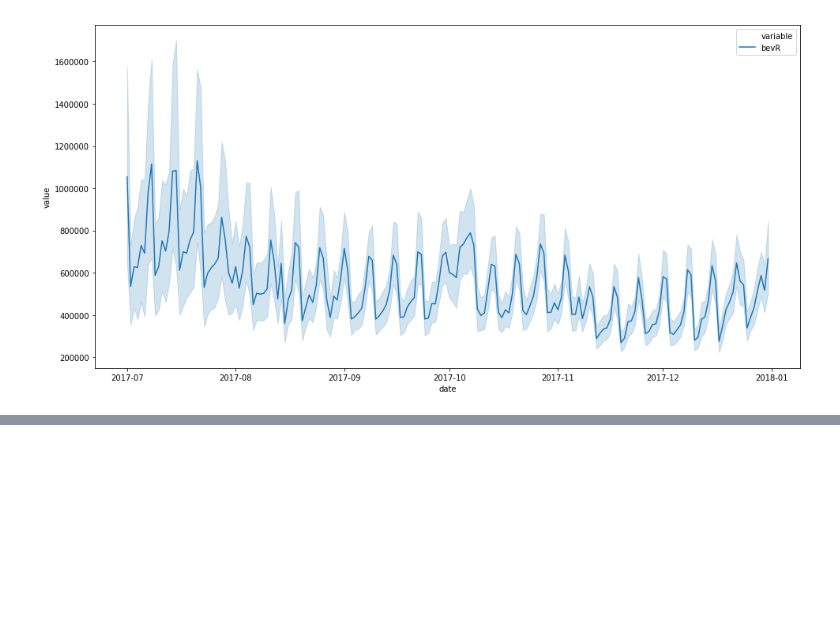
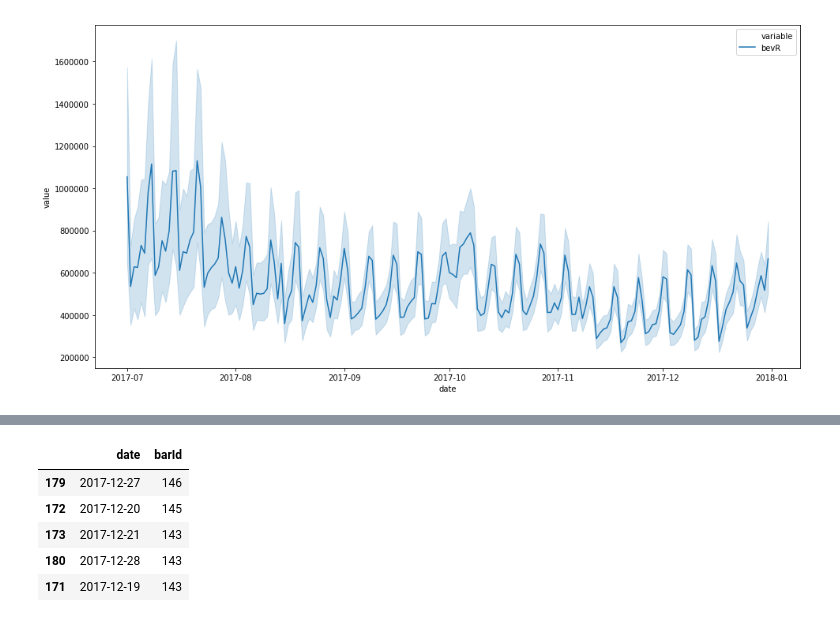
Before and after one commit to kookoowaa/Projects, a Jupyter notebook: WB project/clustering.ipynb, the cells around one changed output, grey strips where cells are left out. Saved outputs shown, nothing was run; the diff lists cells and outputs as text; code cells hidden in the pictures; blank space fills up the shorter version.

```diff
--- a/WB project/clustering.ipynb
+++ b/WB project/clustering.ipynb
@@ -135,0 +209,9 @@ sns.lineplot(data=dataLong[dataLong['variable'].isin(['bevR'])], x = 'date', y='
+# %%
+data.groupby('date', as_index=False)['barId'].count().sort_values('barId', ascending=False).head()
+# %% [output]
+|  | date | barId |
+| 179 | 2017-12-27 | 146 |
+| 172 | 2017-12-20 | 145 |
+| 173 | 2017-12-21 | 143 |
+| 180 | 2017-12-28 | 143 |
+| 171 | 2017-12-19 | 143 |
```
Also changed, not shown: parts of 4 cells of this notebook, 4 other files.
